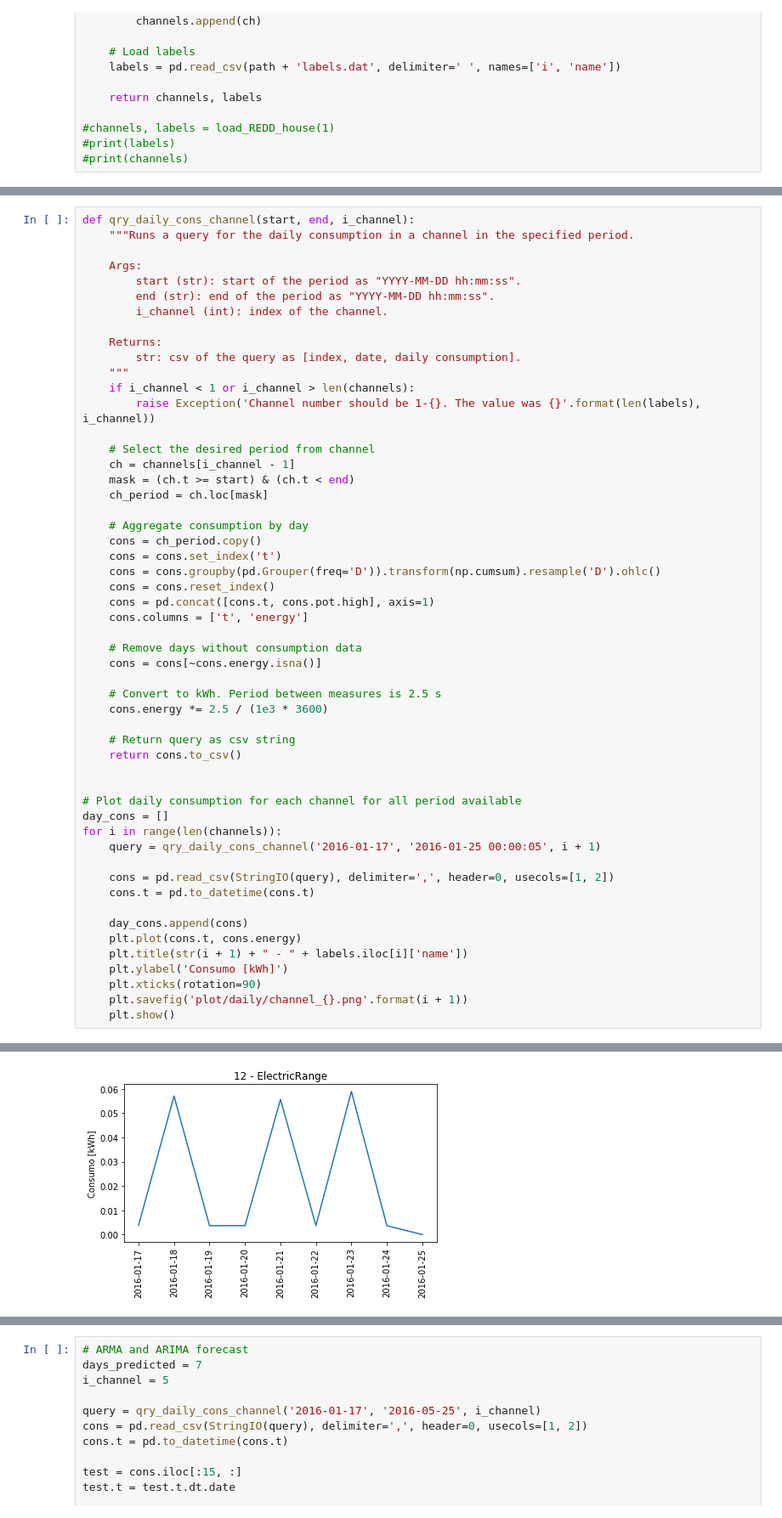
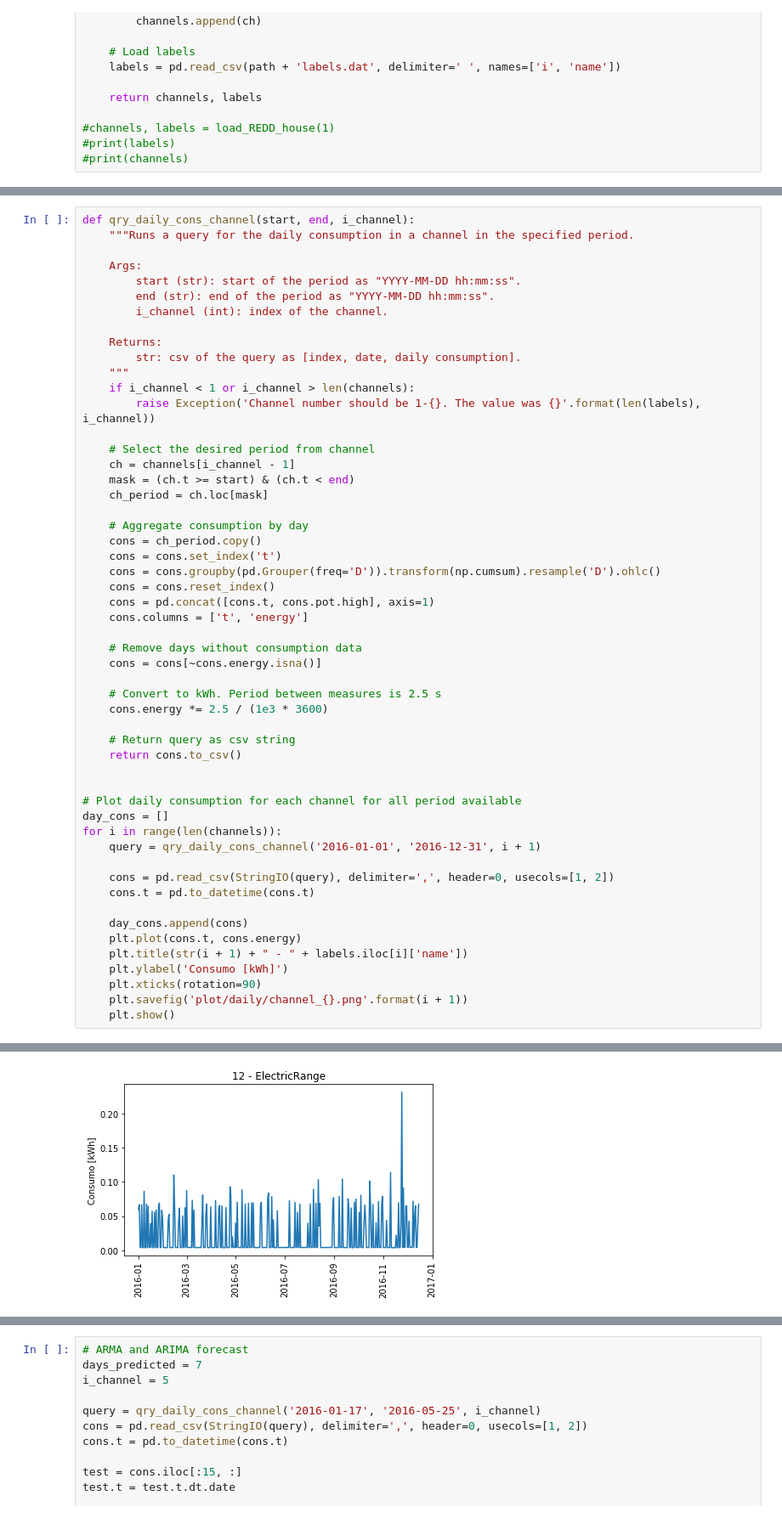
Before and after one commit to tiagoyukio12/TCC-2019, a Jupyter notebook: predicao/predicao.ipynb, the cells around one changed output, grey strips where cells are left out. Shown at 85% size. Cells and saved outputs as stored; diff of their text form.

```diff
--- a/predicao/predicao.ipynb
+++ b/predicao/predicao.ipynb
@@ -198,7 +199,7 @@ def qry_daily_cons_channel(start, end, i_channel):
 # Plot daily consumption for each channel for all period available
 day_cons = []
 for i in range(len(channels)):
-    query = qry_daily_cons_channel('2016-01-17', '2016-01-25 00:00:05', i + 1)
+    query = qry_daily_cons_channel('2016-01-01', '2016-12-31', i + 1)
 
     cons = pd.read_csv(StringIO(query), delimiter=',', header=0, usecols=[1, 2])
     cons.t = pd.to_datetime(cons.t)
@@ -225,4 +226,4 @@ for i in range(len(channels)):
-[figure, old version]
+[figure, new version]
 ... (19 outputs left out)
 # %%
 import csv
```
Also changed, not shown: parts of 6 cells of this notebook.
